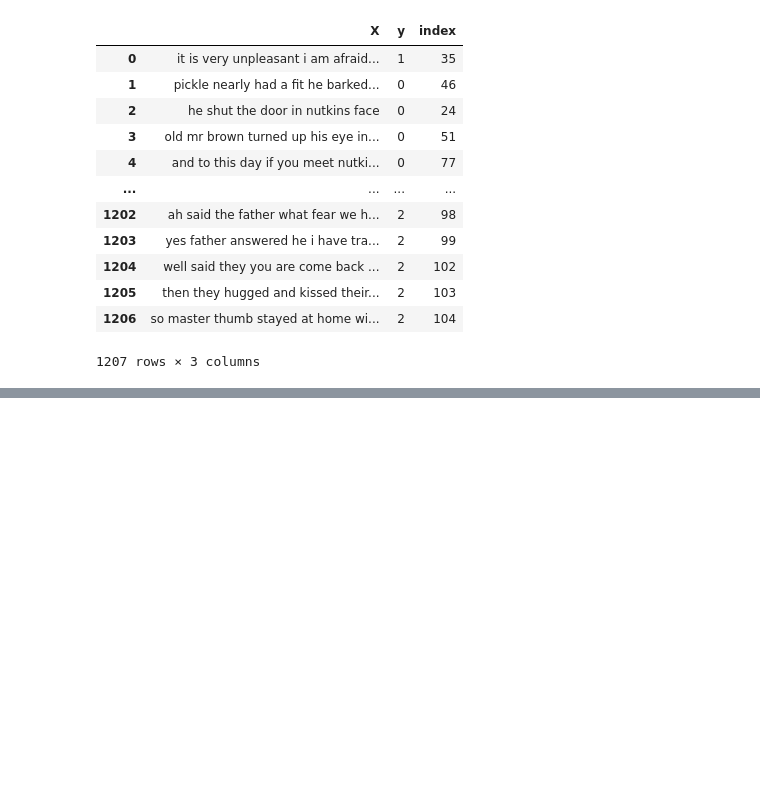
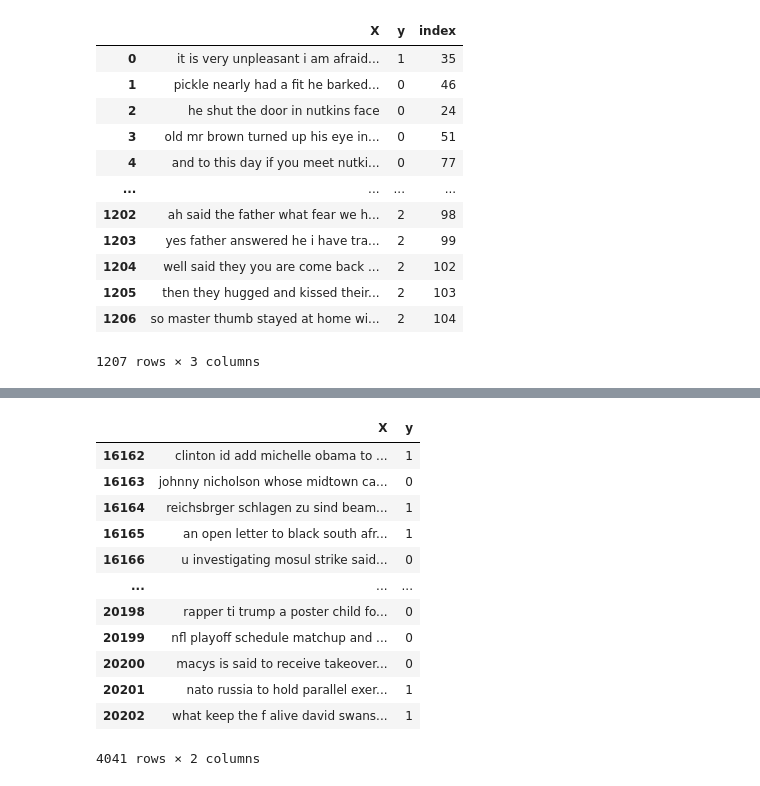
Before and after one commit to mlcruw/covid-news-analyzer, a Jupyter notebook: experiments.ipynb, the cells around one changed output, grey strips where cells are left out. Cells and saved outputs as stored; diff of their text form; code cells hidden in the pictures; blank space fills up the shorter version.

```diff
--- a/experiments.ipynb
+++ b/experiments.ipynb
@@ -434,0 +454,16 @@ clean_data
+# %%
+dataset.test_data
+# %% [output]
+|  | X | y |
+| 16162 | clinton id add michelle obama to ... | 1 |
+| 16163 | johnny nicholson whose midtown ca... | 0 |
+| 16164 | reichsbrger schlagen zu sind beam... | 1 |
+| 16165 | an open letter to black south afr... | 1 |
+| 16166 | u investigating mosul strike said... | 0 |
+| ... | ... | ... |
+| 20198 | rapper ti trump a poster child fo... | 0 |
+| 20199 | nfl playoff schedule matchup and ... | 0 |
+| 20200 | macys is said to receive takeover... | 0 |
+| 20201 | nato russia to hold parallel exer... | 1 |
+| 20202 | what keep the f alive david swans... | 1 |
+4041 rows × 2 columns
```
Also changed, not shown: parts of 28 cells of this notebook, 2 other files.
